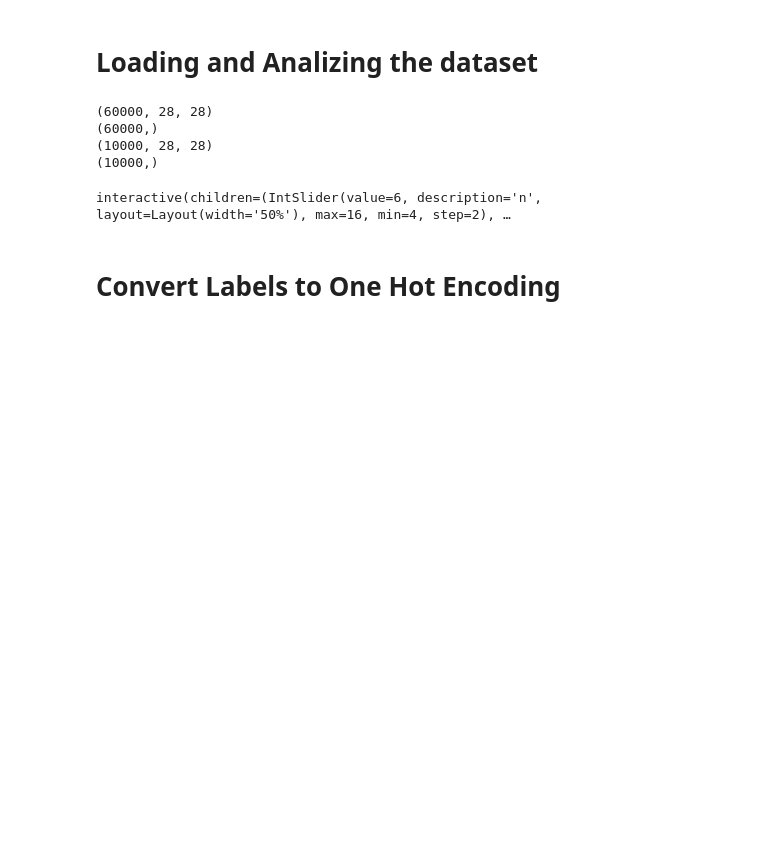
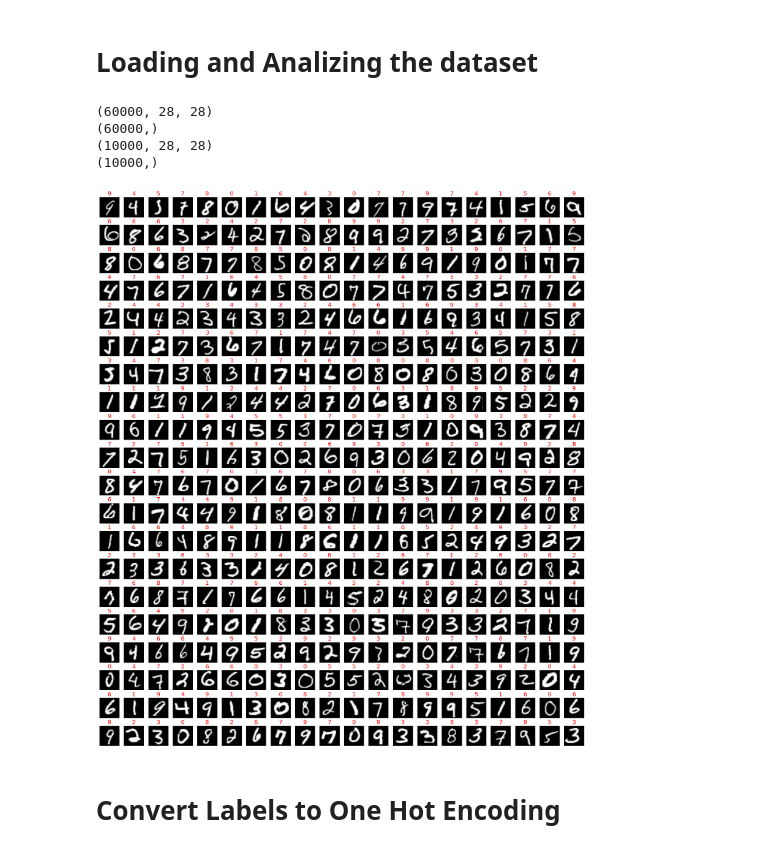
Before and after one commit to priyanshkedia04/Handwritten-Digit-Recognizer, a Jupyter notebook: Handwritten Digit Recognition MNIST Dataset.ipynb, the cells around one changed output. Cells and saved outputs as stored; diff of their text form; code cells hidden in the pictures; blank space fills up the shorter version.

```diff
--- a/Handwritten Digit Recognition MNIST Dataset.ipynb
+++ b/Handwritten Digit Recognition MNIST Dataset.ipynb
@@ -28,18 +28,18 @@ print(y_test.shape)
 (10000, 28, 28)
 (10000,)
 # %%
-@interact
-def show_images(n=IntSlider(min=4,max=16,value=6,step=2,layout=dict(width='50%'))):
-    array=np.random.randint(low=1,high=10000,size=n)
-    fig=plt.figure(figsize=(n,6))
-    for i in range(n):
-        fig.add_subplot(2,n//2,i+1)
+def show_images():
+    array=np.random.randint(low=1,high=10000,size=400)
+    fig=plt.figure(figsize=(30,35))
+    for i in range(400):
+        fig.add_subplot(20,20,i+1)
         plt.xticks([])
         plt.yticks([])
-        plt.title(y_train[array[i]])
-        plt.imshow(x_train[array[i]])
+        plt.title(y_train[array[i]],color='red',fontsize=20)
+        plt.imshow(x_train[array[i]],cmap="gray")
+show_images()
 # %% [output]
-interactive(children=(IntSlider(value=6, description='n', layout=Layout(width='50%'), max=16, min=4, step=2), …
+[figure, added]
 # %% [markdown]
 # Convert Labels to One Hot Encoding
 # %%
```
Also changed, not shown: parts of 7 cells of this notebook, 4 other files.
